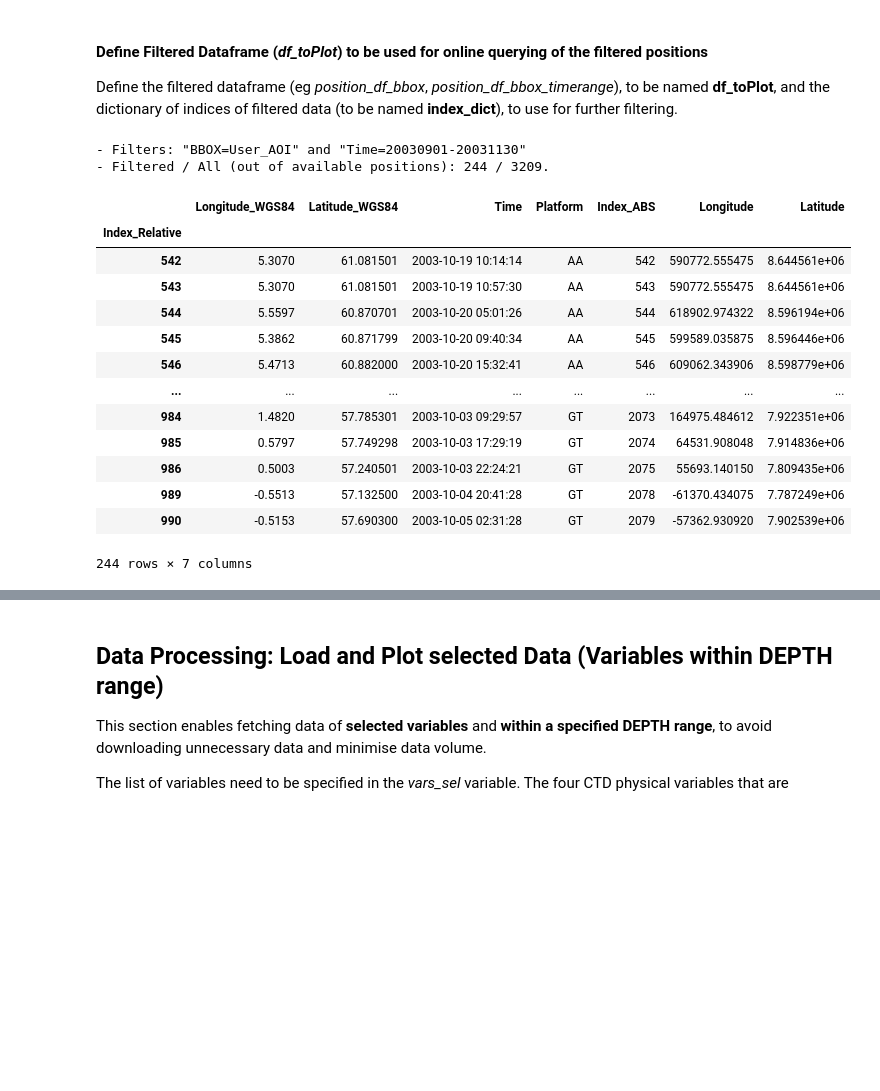
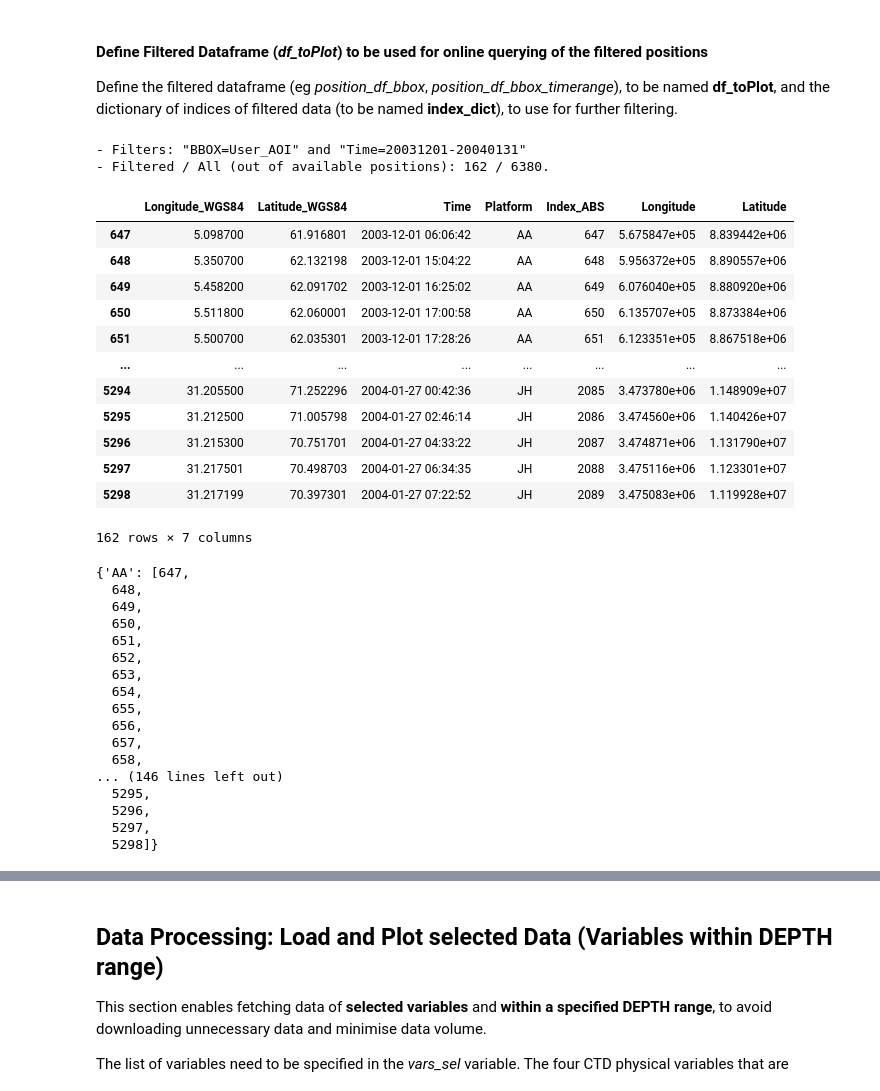
Before and after one commit to ec-intaros/iaos-showcase-app-Barents-Sea-CTD, a Jupyter notebook: Barrents sea - Data Scientist Notebook.ipynb, the cells around one changed output, grey strips where cells are left out. Saved outputs shown, nothing was run; the diff lists cells and outputs as text; code cells hidden in the pictures; blank space fills up the shorter version.

```diff
--- a/Barrents sea - Data Scientist Notebook.ipynb
+++ b/Barrents sea - Data Scientist Notebook.ipynb
@@ -322,0 +314,7 @@ position_df
+# %%
+# dec03jan04 = pd.DataFrame()
+# dec03jan04 = dec03jan04.append(position_df, ignore_index=True)
+# dec03jan04
+
+dec03jan04 = dec03jan04.append(position_df, ignore_index=True)
+dec03jan04
@@ -323,3 +335,5 @@ position_df
+# %%
+position_df = dec03jan04
 # %% [markdown]
 #### Plot Positions
 Plot locations on an interactive plot, color-coded by platform of acquisition. The plot allows you to:
@@ -356,7 +370,7 @@ Format to use: minLong, maxLong, minLat, maxLat (eg: -4, 18, 42, 72)
 bbox_dict = {}
 
 # bbox_dict['BBOX=North Sea'] = [-5, 15, 53, 60]
-bbox_dict['User_AOI'] = [-4, 7, 57, 62] # Zoom South West, off-Norway
+bbox_dict['User_AOI'] = [-20, 40, 50, 85] #[-4, 7, 57, 62] # Zoom South West, off-Norway
 
 bbox_key = list(bbox_dict.keys())[0]
 bbox = bbox_dict[bbox_key]
@@ -415,8 +428,8 @@ Loading BokehJS ...
 #### Filter by BBOX, adding Time Range filter
 # %%
 # Define here start and end date in the format [day,month,year]
-time_start = [1,9,year]
-time_end = [30,11,year]
+time_start = [1,12,2003]
+time_end = [31,1,2004]
 # %%
 time_start = datetime(time_start[2], time_start[1], time_start[0])
 time_end = datetime(time_end[2], time_end[1], time_end[0])
@@ -491,34 +503,50 @@ Define the filtered dataframe (eg *position_df_bbox*, *position_df_bbox_timerang
 # %%
 # Define dataframe to plot based on one of the previously defined filters
 df_toPlot = position_df_bbox_timerange # or position_df / position_df_bbox
 
 sel_outof_all = f'{len(df_toPlot)} / {len(position_df)}.'
 
 print(f'- Filters: "BBOX={bbox_key}" and "Time={time_filter_str}"\n- Filtered / All (out of available positions): {sel_outof_all}')
 
 display(df_toPlot)
 
 # Dictionary of indices
 index_dict = {}
 
 for pc in df_toPlot['Platform'].unique():
     index_dict[pc] = df_toPlot[df_toPlot['Platform']==pc].index.tolist()
 
-# index_dict
+index_dict
 # %% [output]
-- Filters: "BBOX=User_AOI" and "Time=20030901-20031130"
-- Filtered / All (out of available positions): 244 / 3209.
+- Filters: "BBOX=User_AOI" and "Time=20031201-20040131"
+- Filtered / All (out of available positions): 162 / 6380.
 |  | Longitude_WGS84 | Latitude_WGS84 | Time | Platform | Index_ABS | Longitude | Latitude |
-| Index_Relative |  |  |  |  |  |  |  |
-| 542 | 5.3070 | 61.081501 | 2003-10-19 10:14:14 | AA | 542 | 590772.555475 | 8.644561e+06 |
-| 543 | 5.3070 | 61.081501 | 2003-10-19 10:57:30 | AA | 543 | 590772.555475 | 8.644561e+06 |
-| 544 | 5.5597 | 60.870701 | 2003-10-20 05:01:26 | AA | 544 | 618902.974322 | 8.596194e+06 |
-| 545 | 5.3862 | 60.871799 | 2003-10-20 09:40:34 | AA | 545 | 599589.035875 | 8.596446e+06 |
-| 546 | 5.4713 | 60.882000 | 2003-10-20 15:32:41 | AA | 546 | 609062.343906 | 8.598779e+06 |
+| 647 | 5.098700 | 61.916801 | 2003-12-01 06:06:42 | AA | 647 | 5.675847e+05 | 8.839442e+06 |
+| 648 | 5.350700 | 62.132198 | 2003-12-01 15:04:22 | AA | 648 | 5.956372e+05 | 8.890557e+06 |
+| 649 | 5.458200 | 62.091702 | 2003-12-01 16:25:02 | AA | 649 | 6.076040e+05 | 8.880920e+06 |
+| 650 | 5.511800 | 62.060001 | 2003-12-01 17:00:58 | AA | 650 | 6.135707e+05 | 8.873384e+06 |
+| 651 | 5.500700 | 62.035301 | 2003-12-01 17:28:26 | AA | 651 | 6.123351e+05 | 8.867518e+06 |
 | ... | ... | ... | ... | ... | ... | ... | ... |
-| 984 | 1.4820 | 57.785301 | 2003-10-03 09:29:57 | GT | 2073 | 164975.484612 | 7.922351e+06 |
-| 985 | 0.5797 | 57.749298 | 2003-10-03 17:29:19 | GT | 2074 | 64531.908048 | 7.914836e+06 |
-| 986 | 0.5003 | 57.240501 | 2003-10-03 22:24:21 | GT | 2075 | 55693.140150 | 7.809435e+06 |
-| 989 | -0.5513 | 57.132500 | 2003-10-04 20:41:28 | GT | 2078 | -61370.434075 | 7.787249e+06 |
-| 990 | -0.5153 | 57.690300 | 2003-10-05 02:31:28 | GT | 2079 | -57362.930920 | 7.902539e+06 |
+| 5294 | 31.205500 | 71.252296 | 2004-01-27 00:42:36 | JH | 2085 | 3.473780e+06 | 1.148909e+07 |
+| 5295 | 31.212500 | 71.005798 | 2004-01-27 02:46:14 | JH | 2086 | 3.474560e+06 | 1.140426e+07 |
+| 5296 | 31.215300 | 70.751701 | 2004-01-27 04:33:22 | JH | 2087 | 3.474871e+06 | 1.131790e+07 |
+| 5297 | 31.217501 | 70.498703 | 2004-01-27 06:34:35 | JH | 2088 | 3.475116e+06 | 1.123301e+07 |
+| 5298 | 31.217199 | 70.397301 | 2004-01-27 07:22:52 | JH | 2089 | 3.475083e+06 | 1.119928e+07 |
-244 rows × 7 columns
+162 rows × 7 columns
+{'AA': [647,
+  648,
+  649,
+  650,
+  651,
+  652,
+  653,
+  654,
+  655,
+  656,
+  657,
+  658,
+... (146 lines left out)
+  5295,
+  5296,
+  5297,
+  5298]}
```
Also changed, not shown: parts of 30 cells of this notebook.
